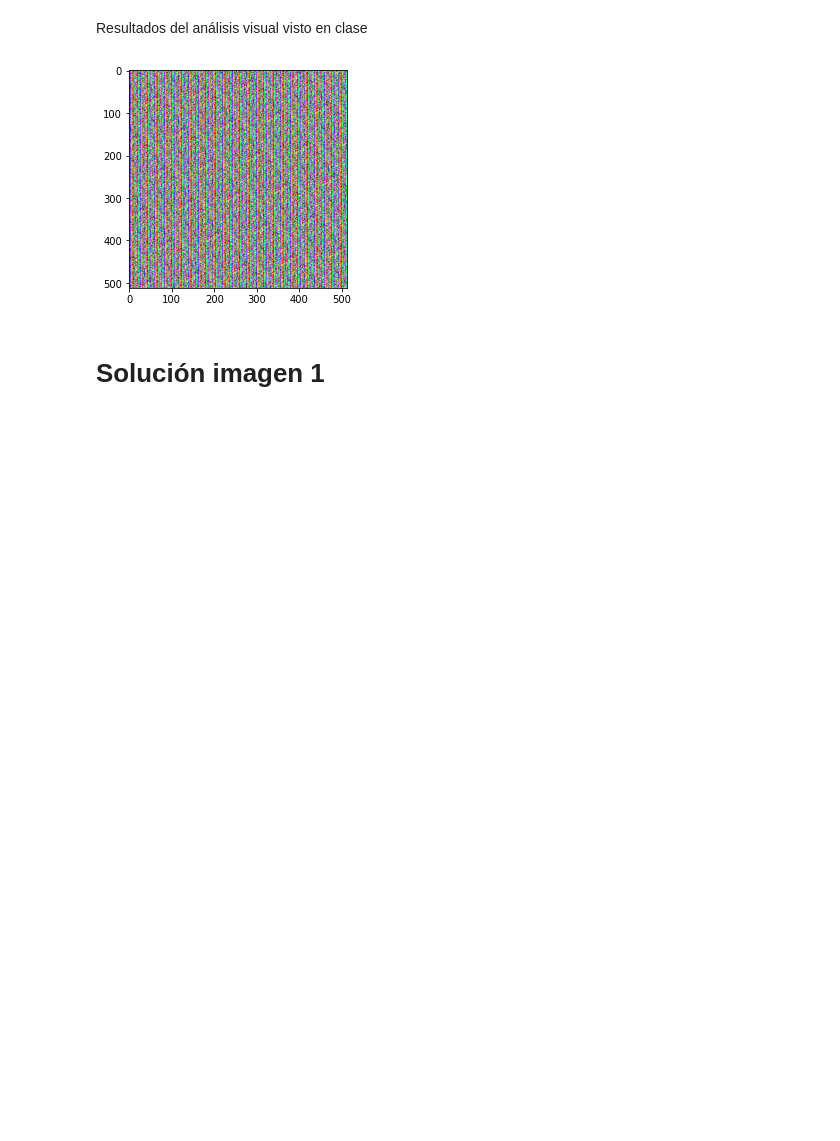
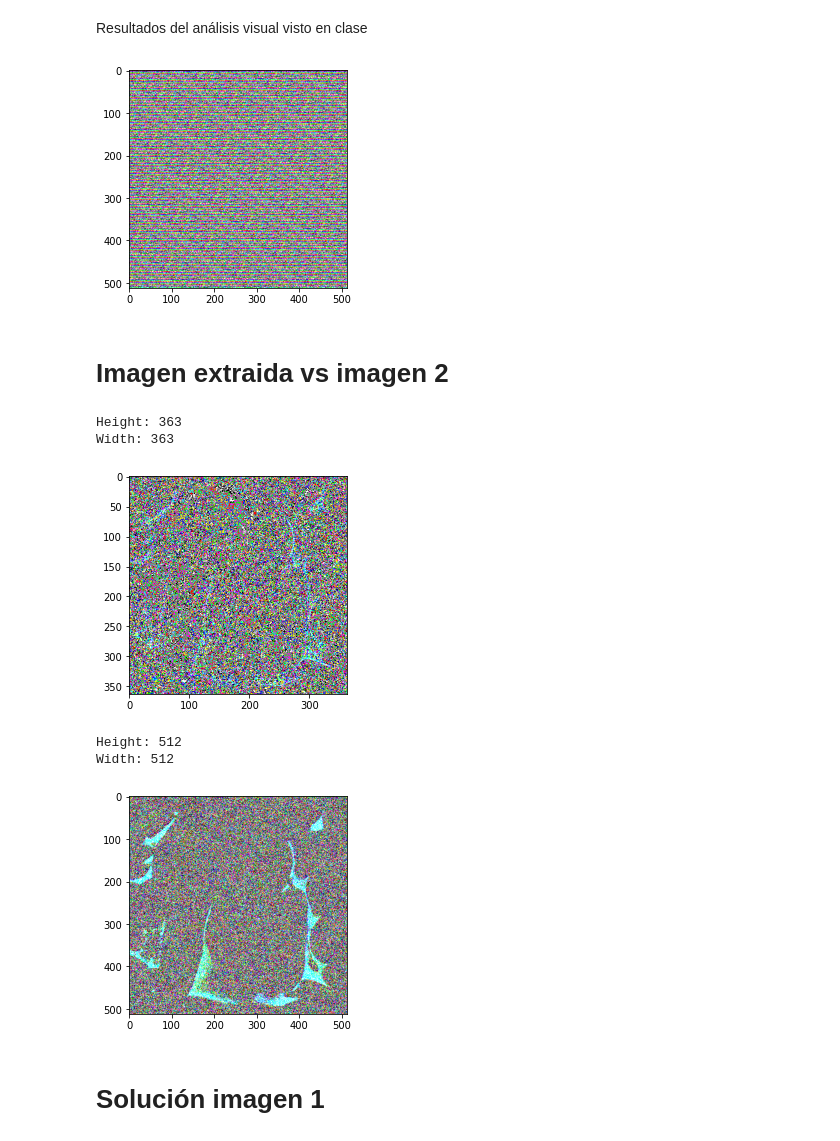
Before and after one commit to luisedev/stego, a Jupyter notebook: stego.ipynb, the cells around one changed output. Saved outputs shown, nothing was run; the diff lists cells and outputs as text; code cells hidden in the pictures; blank space fills up the shorter version.

```diff
--- a/stego.ipynb
+++ b/stego.ipynb
@@ -176,11 +175,25 @@ def visual_attack_stego(filename):
 # %% [markdown]
 Resultados del análisis visual visto en clase
 # %%
-visual_attack_stego('imagen_1.tiff')
+#visual_attack_stego('imagen_1.tiff')
 #visual_attack_stego('imagen_2.tiff')
-#visual_attack_stego('imagen_3.tiff')
+visual_attack_stego('imagen_3.tiff')
 # %% [output]
-[figure, old version]
+[figure, new version]
+# %% [markdown]
+# **Imagen extraida vs imagen 2**
+# %%
+#Imagen extraida del documento pdf del enunciado
+visual_attack('extraida.jpg')
+#Imagen a estegoanalizar
+visual_attack('imagen_2.tiff')
+# %% [output]
+Height: 363
+Width: 363
+[figure, added]
+Height: 512
+Width: 512
+[figure, added]
 # %% [markdown]
 # **Solución imagen 1**
 # %%
```
Also changed, not shown: parts of 14 cells of this notebook, 1 other file.
